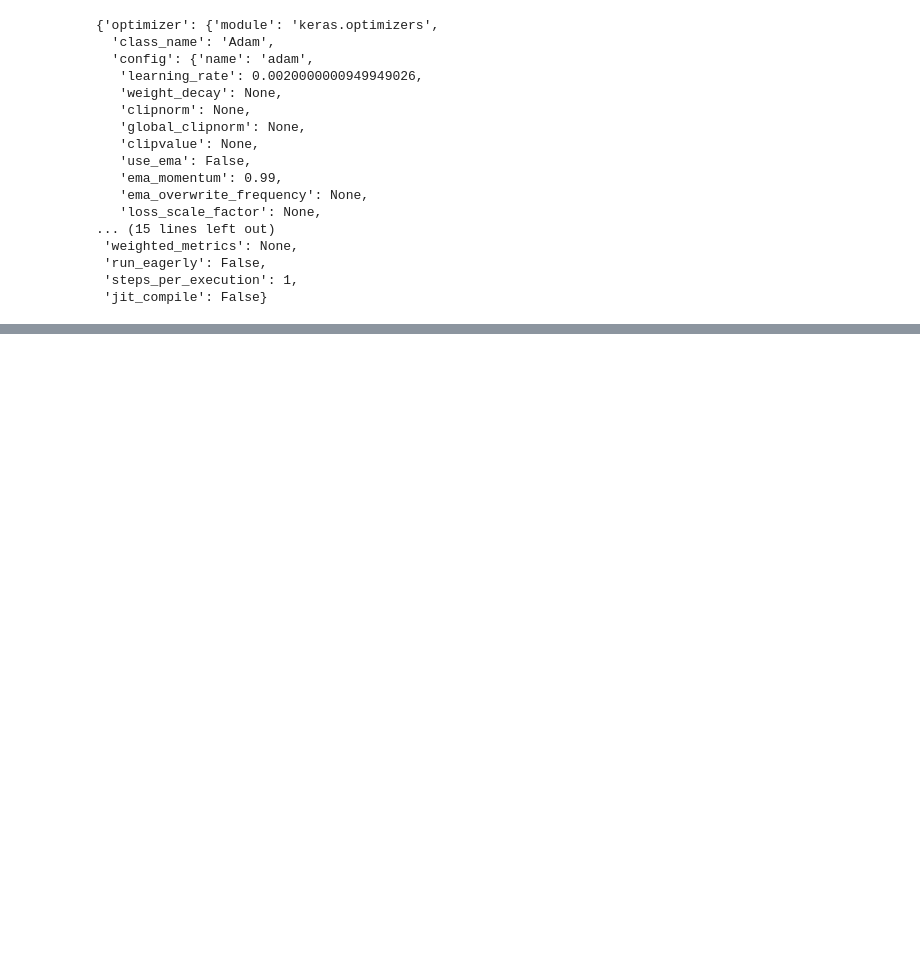
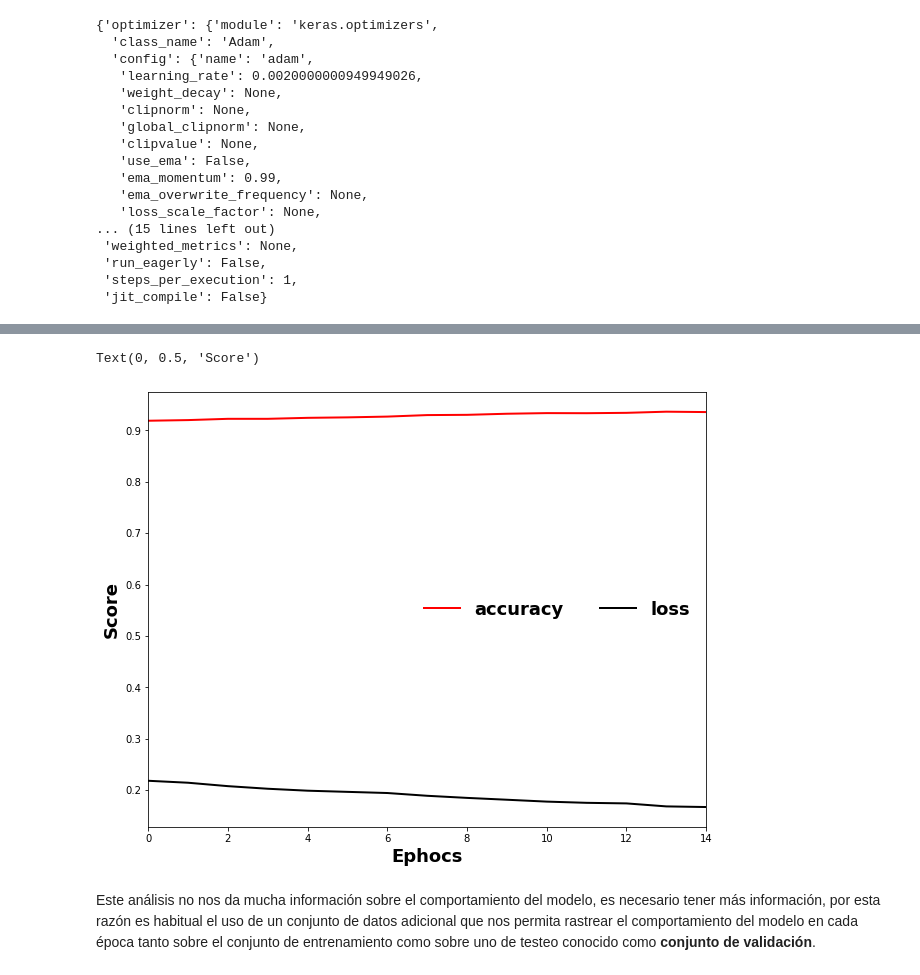
Before and after one commit to hplbrayan/Un-Curso-de-Deep-Learning, a Jupyter notebook: 02_intro_Keras_actf_backp/N1_intro_keras.ipynb, the cells around one changed output, grey strips where cells are left out. Drawn from its saved outputs; the diff is of its cells as text; code cells hidden in the pictures; blank space fills up the shorter version.

Commit message:
02.N1.03.06 Conjunto de validación

```diff
--- a/02_intro_Keras_actf_backp/N1_intro_keras.ipynb
+++ b/02_intro_Keras_actf_backp/N1_intro_keras.ipynb
@@ -990,0 +984,3 @@ pred: T-shirt/top (93.62)%  real: T-shirt/top | ok=True
+# %%
+history_fm = model_fm.history.history
+history_fm
@@ -990,0 +1005,18 @@ pred: T-shirt/top (93.62)%  real: T-shirt/top | ok=True
+# %%
+fig, ax = plt.subplots(figsize=(10,8))
+font = {'family' : 'DejaVu Sans',
+            'weight' : 'bold',
+            'size'   : 18}
+
+ax.plot(history_fm["accuracy"], color="red",   lw=2, label=list(history_fm.keys())[0])
+ax.plot(history_fm["loss"],     color="black", lw=2, label=list(history_fm.keys())[1])
+
+ax.set_xlim(0, len(history_fm["accuracy"])-1)
+ax.legend(prop=font, ncol=2, frameon=False)
+ax.set_xlabel("Ephocs", **font)
+ax.set_ylabel("Score", **font)
+# %% [output]
+Text(0, 0.5, 'Score')
+[figure, added]
+# %% [markdown]
+Este análisis no nos da mucha información sobre el comportamiento del modelo, es necesario tener más información, por esta razón es habitual el uso de un conjunto de datos adicional que nos permita rastrear el comportamiento del modelo en cada época tanto sobre el conjunto de entrenamiento como sobre uno de testeo conocido como **conjunto de validación**.
```
Also changed, not shown: parts of 52 cells of this notebook.
